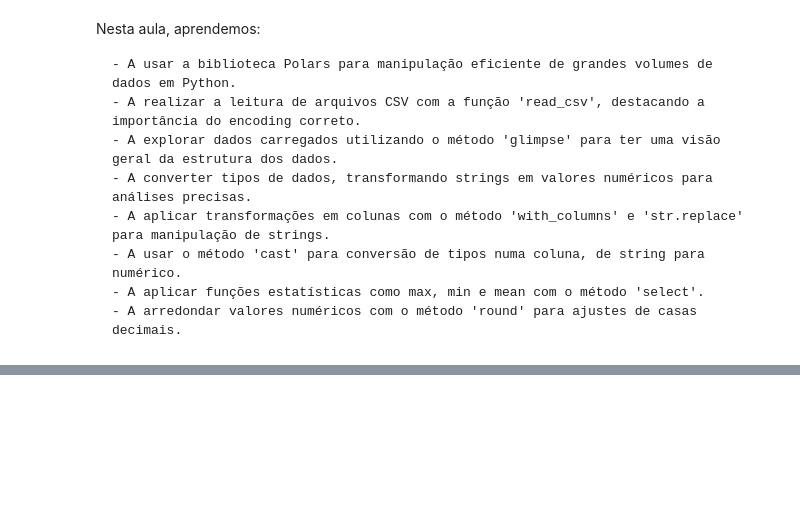
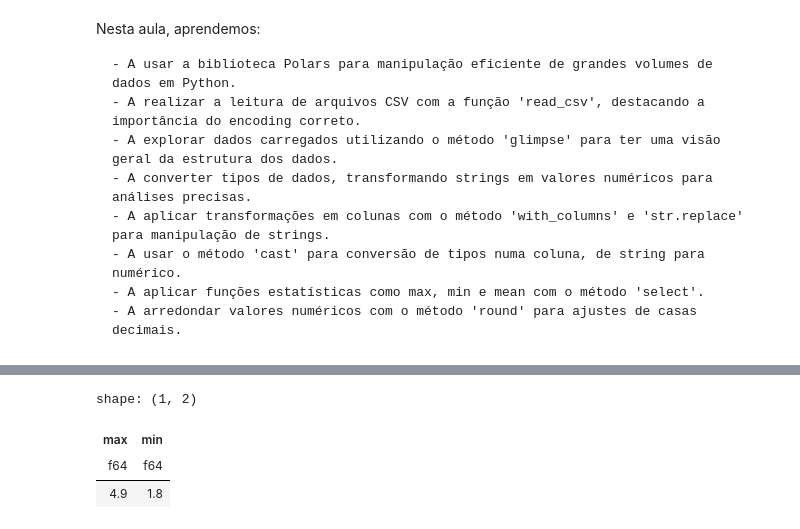
Before and after one commit to leandroclv/polars_alura, a Jupyter notebook: introducao.ipynb, the cells around one changed output, grey strips where cells are left out. Cells and saved outputs as stored; diff of their text form; code cells hidden in the pictures; blank space fills up the shorter version.

```diff
--- a/introducao.ipynb
+++ b/introducao.ipynb
@@ -153,0 +251,10 @@ Nesta aula, aprendemos:
+# %%
+restaurantes.select(
+    pl.col('rate').max().alias('max'),
+    pl.col('rate').min().alias('min')
+)
+# %% [output]
+shape: (1, 2)
+| max | min |
+| f64 | f64 |
+| 4.9 | 1.8 |
```
Also changed, not shown: parts of 7 cells of this notebook.
